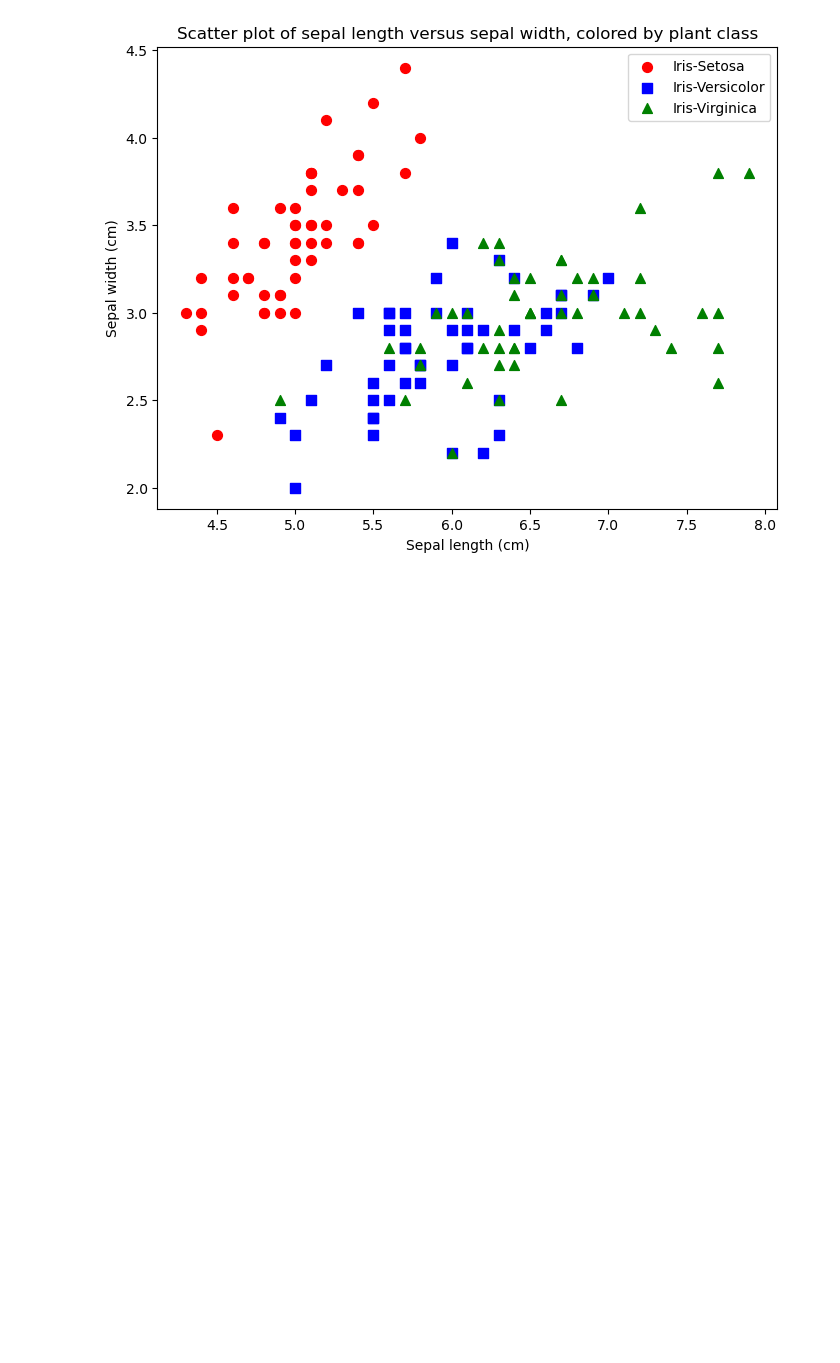
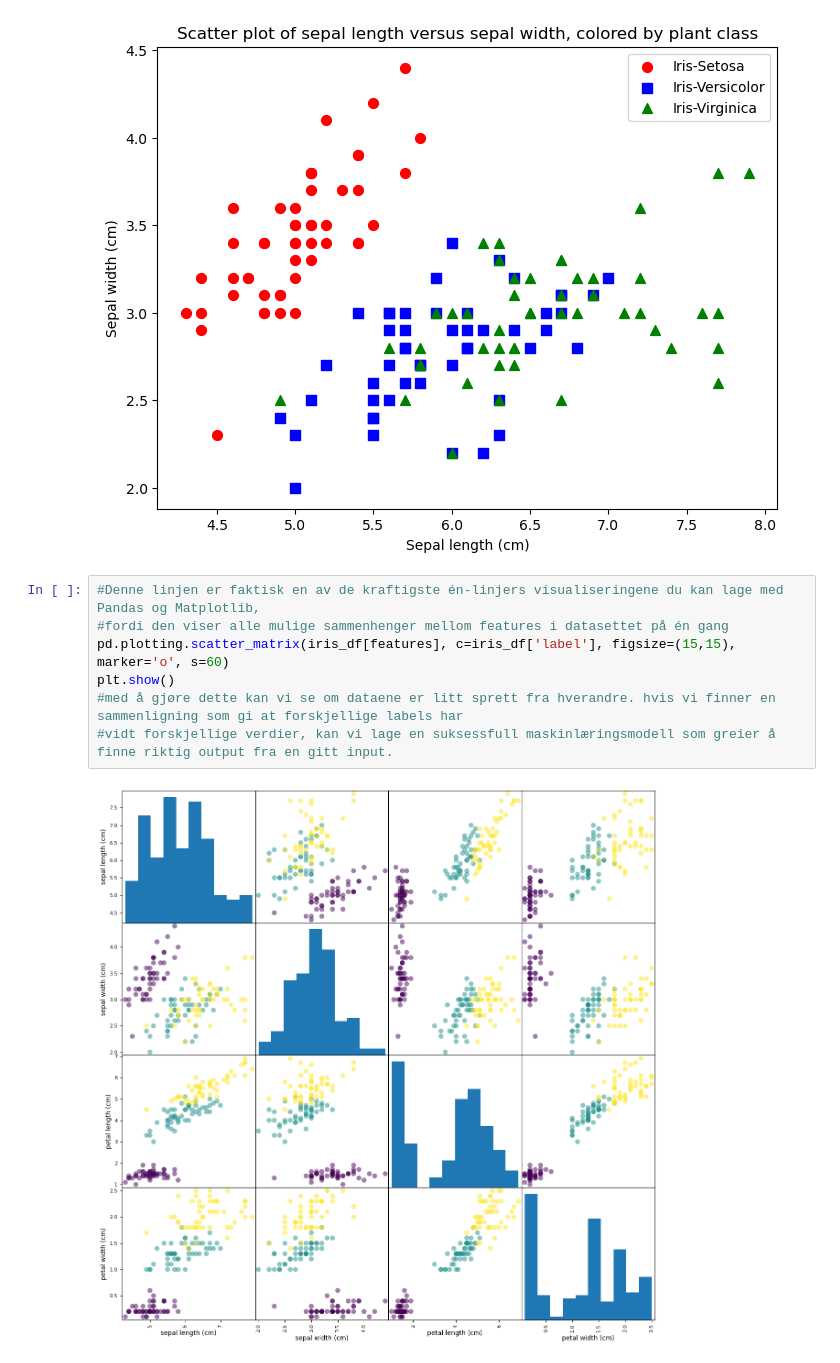
Before and after one commit to chritof/Maskinl-re-notebook, a Jupyter notebook: simple_examples.ipynb, the cells around one changed output. Drawn from its saved outputs; the diff is of its cells as text; blank space fills up the shorter version.

Commit message:
ferdig med første eksempel på en maskinlærings modell

```diff
--- a/simple_examples.ipynb
+++ b/simple_examples.ipynb
@@ -190,3 +190,12 @@ ax.legend()
 plt.show()
 # %% [output]
 [figure]
+# %%
+#Denne linjen er faktisk en av de kraftigste én-linjers visualiseringene du kan lage med Pandas og Matplotlib,
+#fordi den viser alle mulige sammenhenger mellom features i datasettet på én gang
+pd.plotting.scatter_matrix(iris_df[features], c=iris_df['label'], figsize=(15,15), marker='o', s=60)
+plt.show()
+#med å gjøre dette kan vi se om dataene er litt sprett fra hverandre. hvis vi finner en sammenligning som gi at forskjellige labels har
+#vidt forskjellige verdier, kan vi lage en suksessfull maskinlæringsmodell som greier å finne riktig output fra en gitt input.
+# %% [output]
+[figure, added]
```
Also changed, not shown: parts of 39 cells of this notebook.
